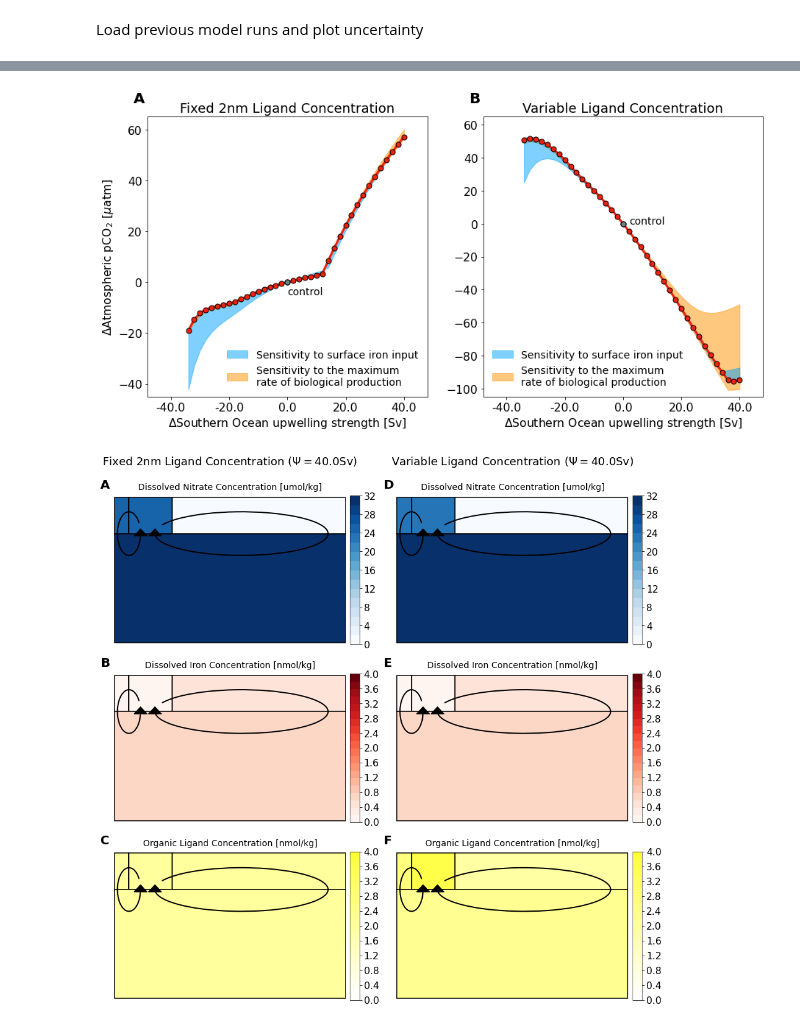
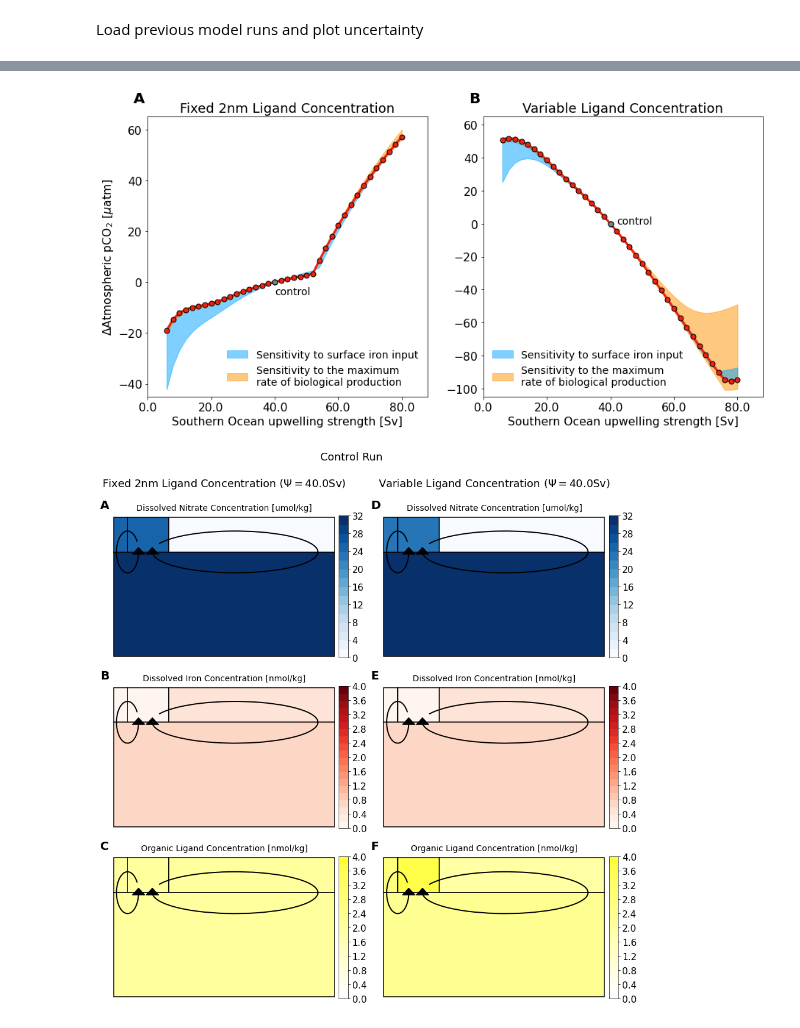
Before and after one commit to seamanticscience/microCOSM, a Jupyter notebook: run_microCOSM_psiensemble_4box.ipynb, the cells around one changed output, grey strips where cells are left out. Saved outputs shown, nothing was run; the diff lists cells and outputs as text; code cells hidden in the pictures.

```diff
--- a/run_microCOSM_psiensemble_4box.ipynb
+++ b/run_microCOSM_psiensemble_4box.ipynb
@@ -1931,7 +1931,7 @@ plotargs = {
 
 for mm in np.arange(len(model_output)):
     f5ax[mm].plot(
-        model_anomaly[mm]["psi"    ].iloc[3:] * 1e-6,
+        model_output[mm]["psi"    ].iloc[3:] * 1e-6,
         model_anomaly[mm]["atmpco2"].iloc[3:],
         color           = cmap(6),
         label           = "ATM pCO$_2$",
@@ -1939,7 +1939,7 @@ for mm in np.arange(len(model_output)):
     )
 
     f5ax[mm].plot(
-        model_anomaly[mm]["psi"    ].loc[model_output[mm]["psi"] == 40e6] * 1e-6,
+        model_output[mm]["psi"    ].loc[model_output[mm]["psi"] == 40e6] * 1e-6,
         model_anomaly[mm]["atmpco2"].loc[model_output[mm]["psi"] == 40e6],
         color           = cmap(2),
         **plotargs,
@@ -1948,12 +1948,12 @@ for mm in np.arange(len(model_output)):
     if mm == 0:
         ylim       = (-45, 65)
         title_text = "Fixed 2nm Ligand Concentration"
-        cntrl_x    =  0.0
+        cntrl_x    =  40.0
         cntrl_y    = -5.0
     else:
         ylim       = (-105, 65)
         title_text = "Variable Ligand Concentration"
-        cntrl_x    = 2.0
+        cntrl_x    = 42.0
         cntrl_y    = 0.0
 
     f5ax[mm].text(
@@ -1964,16 +1964,16 @@ for mm in np.arange(len(model_output)):
         horizontalalignment = "left",
         )
 
-    f5ax[mm].set(xlim=(-48, 48), ylim=ylim)
+    f5ax[mm].set(xlim=(-0, 88), ylim=ylim)
     f5ax[mm].xaxis.set_major_formatter(FormatStrFormatter("%.1f"))
-    f5ax[mm].set_xlabel("$\Delta$Southern Ocean upwelling strength [Sv]")
+    f5ax[mm].set_xlabel("Southern Ocean upwelling strength [Sv]")
     f5ax[mm].set_title(title_text, fontsize=18)
     if mm==0:
         f5ax[mm].set_ylabel("$\Delta$Atmospheric pCO$_2$ [$\mu$atm]")
 
 # Draw on the sensitivity envelopes for dust and alpha bio
 dusthdl = f5ax[0].fill_between(
-    ensemble1_anomaly["psi"].iloc[3:] * 1e-6,
+    ensemble1_output["psi"].iloc[3:] * 1e-6,
     ensemble1_decd_anomaly["atmpco2"].iloc[3:],
     ensemble1_incd_anomaly["atmpco2"].iloc[3:],
     color = cmap(1),
@@ -1981,7 +1981,7 @@ dusthdl = f5ax[0].fill_between(
 )
 
 biophdl = f5ax[0].fill_between(
-    ensemble1_anomaly["psi"].iloc[3:] * 1e-6,
+    ensemble1_output["psi"].iloc[3:] * 1e-6,
     ensemble1_deca_anomaly["atmpco2"].iloc[3:],
     ensemble1_inca_anomaly["atmpco2"].iloc[3:],
     color = cmap(4),
@@ -1996,7 +1996,7 @@ f5ax[0].legend([dusthdl,biophdl],
 )
 
 dusthdl = f5ax[1].fill_between(
-    ensemble2_anomaly["psi"].iloc[3:] * 1e-6,
+    ensemble2_output["psi"].iloc[3:] * 1e-6,
     ensemble2_decd_anomaly["atmpco2"].iloc[3:],
     ensemble2_incd_anomaly["atmpco2"].iloc[3:],
     color = cmap(1),
@@ -2004,7 +2004,7 @@ dusthdl = f5ax[1].fill_between(
 )
 
 biophdl = f5ax[1].fill_between(
-    ensemble2_anomaly["psi"].iloc[3:] * 1e-6,
+    ensemble2_output["psi"].iloc[3:] * 1e-6,
     ensemble2_deca_anomaly["atmpco2"].iloc[3:],
     ensemble2_inca_anomaly["atmpco2"].iloc[3:],
     color = cmap(4),
@@ -2028,7 +2028,7 @@ f5.savefig(
     bbox_inches = "tight",
 )
 # %% [output]
-[figure, old version]
+[figure, new version]
 # %%
 tstep = ensemble1_output.index[ensemble1_output["psi"] == 40e6][0]
 
@@ -2245,35 +2245,36 @@ for mm in np.arange(len(model_output)):
         )
 
         # Add a colorbar to the model sections
         f7ca[ii, mm] = inset_axes(
             f7ax[ii, mm],
             width          = "4%",
             height         = "100%",
             bbox_to_anchor = (0.05, 0, 1, 1),
             bbox_transform = f7ax[ii, mm].transAxes,
             borderpad      = 0,
         )
 
         f7cb[ii, mm] = f7.colorbar(
             mycmp,
             cax         = f7ca[ii, mm],
             orientation = "vertical",
             ticks       = plot_vars[chem]["bounds"][::2],
         )
 
         f7cb[ii, mm].solids.set_edgecolor("face")
 
 label_axes(f7ax,label_columns=True)
+plt.suptitle("Control Run",fontsize=18)
 plt.show()
 # save the graph
 f7.savefig(
-    "microCOSM_ensemble_psi_{0:.0f}Sv_sections.pdf".format(model_output[mm]["psi"].iloc[tstep]*1e-6),
+    "microCOSM_ensemble_psi_{0:.0f}Sv_anomaly_sections.pdf".format(model_output[mm]["psi"].iloc[tstep]*1e-6),
     facecolor   = f7.get_facecolor(),
     edgecolor   = "none",
     bbox_inches = "tight",
 )
 # %% [output]
-[figure, old version]
+[figure, new version]
 # %%
 tstep = 3
 
```
Also changed, not shown: parts of 10 cells of this notebook.
